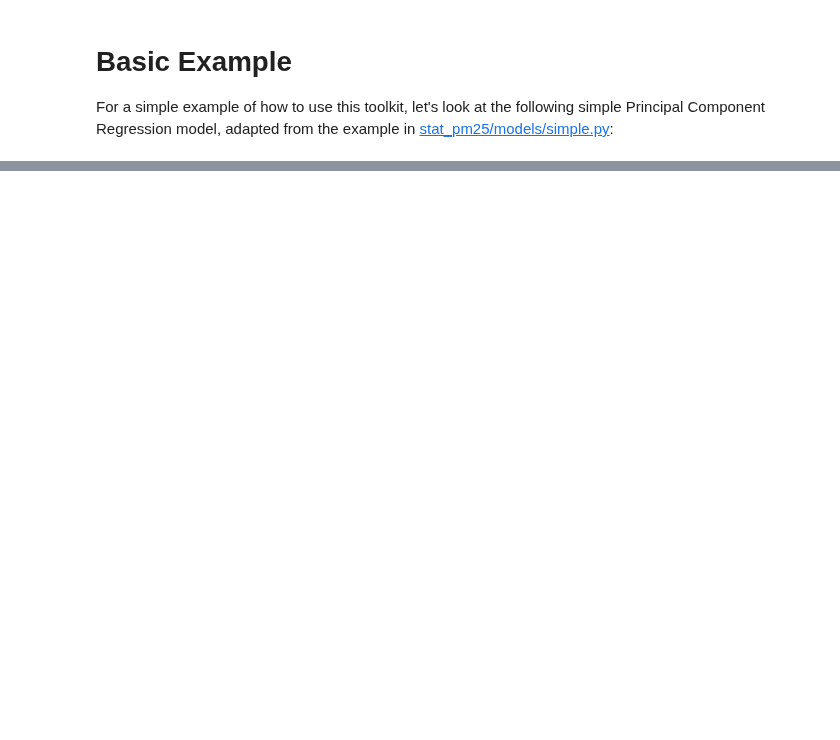
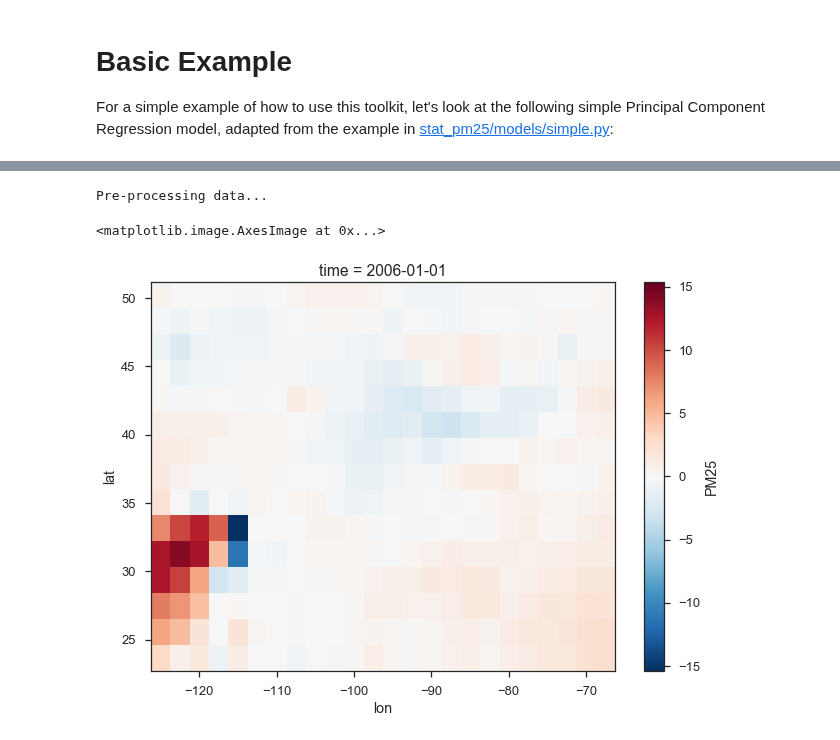
Before and after one commit to darothen/stat_pm25, a Jupyter notebook: notebooks/simple_example.ipynb, the cells around one changed output, grey strips where cells are left out. Cells and saved outputs as stored; diff of their text form; code cells hidden in the pictures; blank space fills up the shorter version.

```diff
--- a/notebooks/simple_example.ipynb
+++ b/notebooks/simple_example.ipynb
@@ -59,6 +80,11 @@ Attributes:
 For a simple example of how to use this toolkit, let's look at the following simple Principal Component Regression model, adapted from the example in [stat_pm25/models/simple.py]():
 # %%
 from stat_pm25.sklearn import *
+
+from sklearn.pipeline import Pipeline
+from sklearn.decomposition import PCA
+from sklearn.linear_model import LinearRegression
+
 
 class PCRModel(DatasetModel):
     """ Performs principal component regression model on gridded data.
@@ -75,11 +101,12 @@ class PCRModel(DatasetModel):
 
     """
 
-    def __init__(self, *args, n_components=3, **kwargs):
+    def __init__(self, *args, n_components=3, month=6, **kwargs):
         # If you need to add arguments, add them as named keyword arguments in
         # the appropriate place (as shown above), and set them first in the
         # method.
         self.n_components = n_components
+        self.month = month
 
         # Modify any pre-set parameters, or hard-code them otherwise. For
         # instance, if you want to pre-process your data, this would be the
@@ -93,7 +120,11 @@ class PCRModel(DatasetModel):
         self.dilat = self.dilon = 0
 
         # Set a pre-processor pipeline
-        self.preprocessor = None
+        self.preprocessor = Pipeline([
+            ('subset_time', MonthSelector(self.month, width=0)),
+            # We didn't include the de-trending component below
+            ('detrend', YearlyMovingAverageDetrender())
+        ])
 
         # Call the parent superconstructor
         super().__init__(*args, **kwargs)
@@ -134,6 +165,7 @@ class PCRModel(DatasetModel):
         # Calculate some sort of score for archival
         _score = _model.score(self.data, y)
         # Encapsulate the result within a GridCellResukt
-        gcr = GridCellResult(_model, self.predictand, self.predictors, _score)
+        gcr = GridCellResult(_model, self.predictand, self.predictors,
+                             _score, rand=np.random.randint(10), x=1)
 
         return gcr
@@ -141,0 +174,10 @@ The only difference between this and the original, saved version is that I've ex
+# %%
+predictand = 'PM25'
+predictors = ['TEMP', 'RH', 'PRECIP', 'U', 'V']
+
+train_data = fgm_ensemble.isel(time=slice(0, 12*25))
+test_data = fgm_ensemble.isel(time=slice(12*25, None))
+
+model = PCRModel(train_data, predictand, predictors, month=1,
+                 verbose=True)
+model.fit_parallel(3)
@@ -141,0 +205,9 @@ The only difference between this and the original, saved version is that I've ex
+# %%
+test_pm25 = model.predict(test_data, preprocess=True)
+# %% [output]
+Pre-processing data...
+# %%
+test_pm25.PM25.isel(time=0).plot.imshow()
+# %% [output]
+<matplotlib.image.AxesImage at 0x...>
+[figure, added]
```
Also changed, not shown: parts of 12 cells of this notebook, 1 other file.
